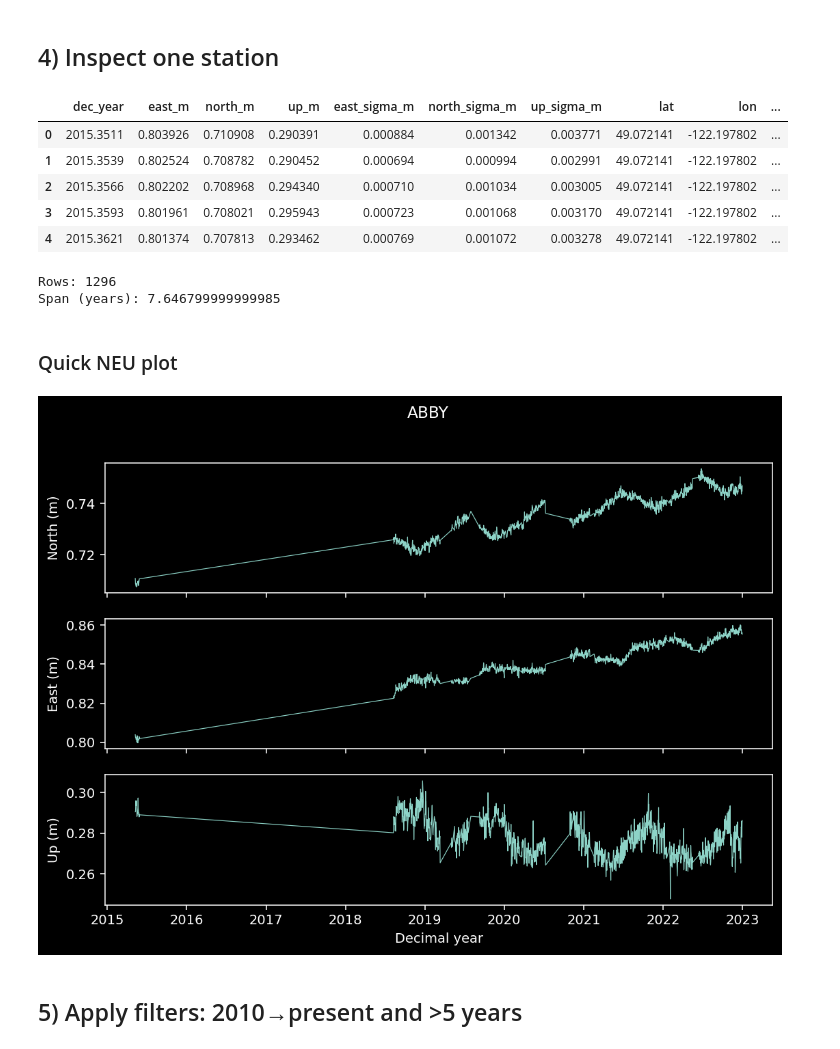
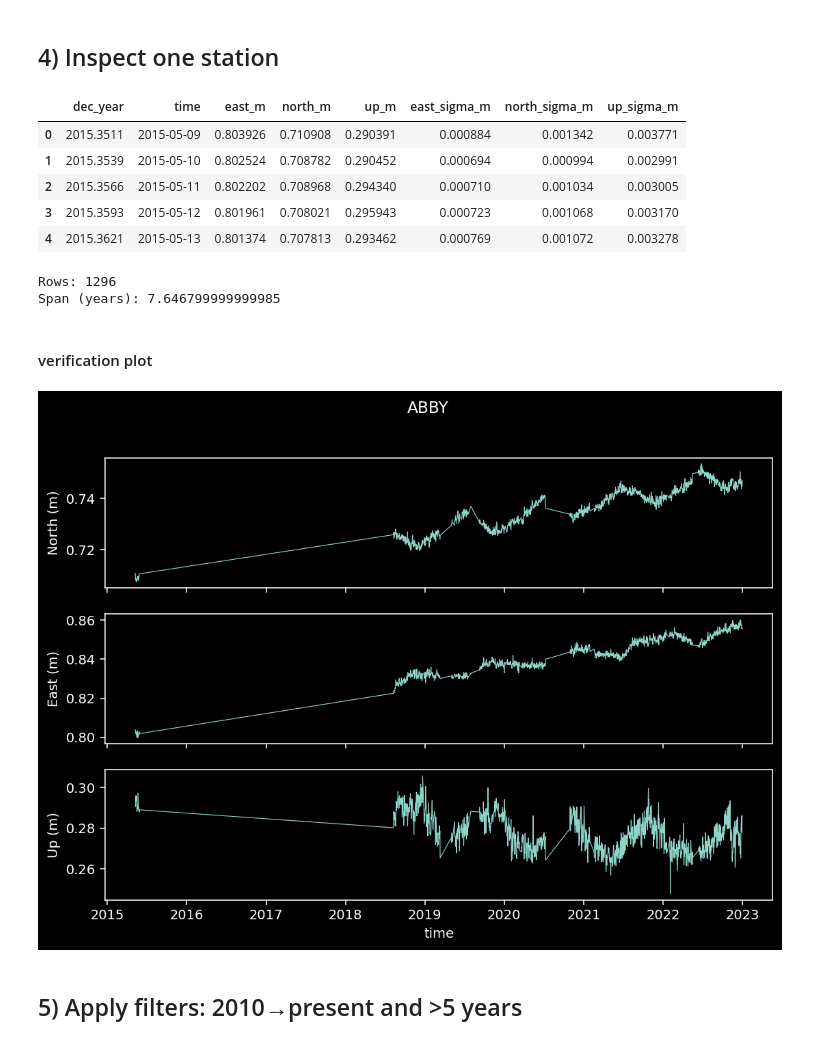
Before and after one commit to cascadiaquakes/GNSS-data-preprocessing, a Jupyter notebook: gnss_unr_eda_xarray.ipynb, the cells around one changed output. Drawn from its saved outputs; the diff is of its cells as text; code cells hidden in the pictures.

```diff
--- a/gnss_unr_eda_xarray.ipynb
+++ b/gnss_unr_eda_xarray.ipynb
@@ -88,27 +89,18 @@ def read_tenv3_headered(path: Path) -> pd.DataFrame:
     )
     return df
 
-def pick_col(df: pd.DataFrame, token: str) -> str:
-    norm_cols = {c: _normalize_col(c) for c in df.columns}
-    hits = [orig for orig, norm in norm_cols.items() if norm.endswith(token)]
-    if not hits:
-        raise KeyError(f"Missing column ending with '{token}'. Available: {list(df.columns)}")
-    return hits[0]
-
 def tenv3_to_clean(df: pd.DataFrame) -> pd.DataFrame:
-    dec_year = pd.to_numeric(df[pick_col(df, "yyyy.yyyy")], errors="coerce")
-
+    dec_year = pd.to_numeric(df["yyyy.yyyy"], errors="coerce")
+    time = pd.to_datetime(df['yymmmdd'], format='%y%b%d')
     out = pd.DataFrame({
         "dec_year": dec_year,
-        "east_m": pd.to_numeric(df[pick_col(df, "east(m)")], errors="coerce"),
-        "north_m": pd.to_numeric(df[pick_col(df, "north(m)")], errors="coerce"),
-        "up_m": pd.to_numeric(df[pick_col(df, "up(m)")], errors="coerce"),
-        "east_sigma_m": pd.to_numeric(df[pick_col(df, "sig_e(m)")], errors="coerce"),
-        "north_sigma_m": pd.to_numeric(df[pick_col(df, "sig_n(m)")], errors="coerce"),
-        "up_sigma_m": pd.to_numeric(df[pick_col(df, "sig_u(m)")], errors="coerce"),
-        "lat": pd.to_numeric(df[pick_col(df, "latitude(deg)")], errors="coerce"),
-        "lon": pd.to_numeric(df[pick_col(df, "longitude(deg)")], errors="coerce"),
-        "alt_m": pd.to_numeric(df[pick_col(df, "height(m)")], errors="coerce"),
+        "time": time,
+        "east_m": pd.to_numeric(df["east(m)"], errors="coerce"),
+        "north_m": pd.to_numeric(df["north(m)"], errors="coerce"),
+        "up_m": pd.to_numeric(df["up(m)"], errors="coerce"),
+        "east_sigma_m": pd.to_numeric(df["sig_e(m)"], errors="coerce"),
+        "north_sigma_m": pd.to_numeric(df["sig_n(m)"], errors="coerce"),
+        "up_sigma_m": pd.to_numeric(df["sig_u(m)"], errors="coerce"),
     })
 
     out = out.dropna(subset=["dec_year", "east_m", "north_m", "up_m"]).reset_index(drop=True)
@@ -132,32 +124,32 @@ display(ts.head())
 print("Rows:", len(ts))
 print("Span (years):", float(ts.dec_year.max() - ts.dec_year.min()))
 # %% [output]
-|  | dec_year | east_m | north_m | up_m | east_sigma_m | north_sigma_m | up_sigma_m | lat | lon | ... |
-| 0 | 2015.3511 | 0.803926 | 0.710908 | 0.290391 | 0.000884 | 0.001342 | 0.003771 | 49.072141 | -122.197802 | ... |
-| 1 | 2015.3539 | 0.802524 | 0.708782 | 0.290452 | 0.000694 | 0.000994 | 0.002991 | 49.072141 | -122.197802 | ... |
-| 2 | 2015.3566 | 0.802202 | 0.708968 | 0.294340 | 0.000710 | 0.001034 | 0.003005 | 49.072141 | -122.197802 | ... |
-| 3 | 2015.3593 | 0.801961 | 0.708021 | 0.295943 | 0.000723 | 0.001068 | 0.003170 | 49.072141 | -122.197802 | ... |
-| 4 | 2015.3621 | 0.801374 | 0.707813 | 0.293462 | 0.000769 | 0.001072 | 0.003278 | 49.072141 | -122.197802 | ... |
+|  | dec_year | time | east_m | north_m | up_m | east_sigma_m | north_sigma_m | up_sigma_m |
+| 0 | 2015.3511 | 2015-05-09 | 0.803926 | 0.710908 | 0.290391 | 0.000884 | 0.001342 | 0.003771 |
+| 1 | 2015.3539 | 2015-05-10 | 0.802524 | 0.708782 | 0.290452 | 0.000694 | 0.000994 | 0.002991 |
+| 2 | 2015.3566 | 2015-05-11 | 0.802202 | 0.708968 | 0.294340 | 0.000710 | 0.001034 | 0.003005 |
+| 3 | 2015.3593 | 2015-05-12 | 0.801961 | 0.708021 | 0.295943 | 0.000723 | 0.001068 | 0.003170 |
+| 4 | 2015.3621 | 2015-05-13 | 0.801374 | 0.707813 | 0.293462 | 0.000769 | 0.001072 | 0.003278 |
 Rows: 1296
 Span (years): 7.646799999999985
 # %% [markdown]
-### Quick NEU plot
+#### verification plot
 # %%
 fig, ax = plt.subplots(3, 1, figsize=(9, 6), sharex=True)
 
-ax[0].plot(ts.dec_year, ts.north_m, lw=0.6)
+ax[0].plot(ts.time, ts.north_m, lw=0.6)
 ax[0].set_ylabel("North (m)")
 
-ax[1].plot(ts.dec_year, ts.east_m, lw=0.6)
+ax[1].plot(ts.time, ts.east_m, lw=0.6)
 ax[1].set_ylabel("East (m)")
 
-ax[2].plot(ts.dec_year, ts.up_m, lw=0.6)
+ax[2].plot(ts.time, ts.up_m, lw=0.6)
 ax[2].set_ylabel("Up (m)")
-ax[2].set_xlabel("Decimal year")
+ax[2].set_xlabel("time")
 
 plt.suptitle(sample_station)
-plt.show()gnss_unr_eda_xarray.ipynb
+plt.show()
 # %% [output]
-[figure, old version]
+[figure, new version]
 # %% [markdown]
 ## 5) Apply filters: 2010→present and >5 years
```
Also changed, not shown: parts of 19 cells of this notebook, 2 other files.
